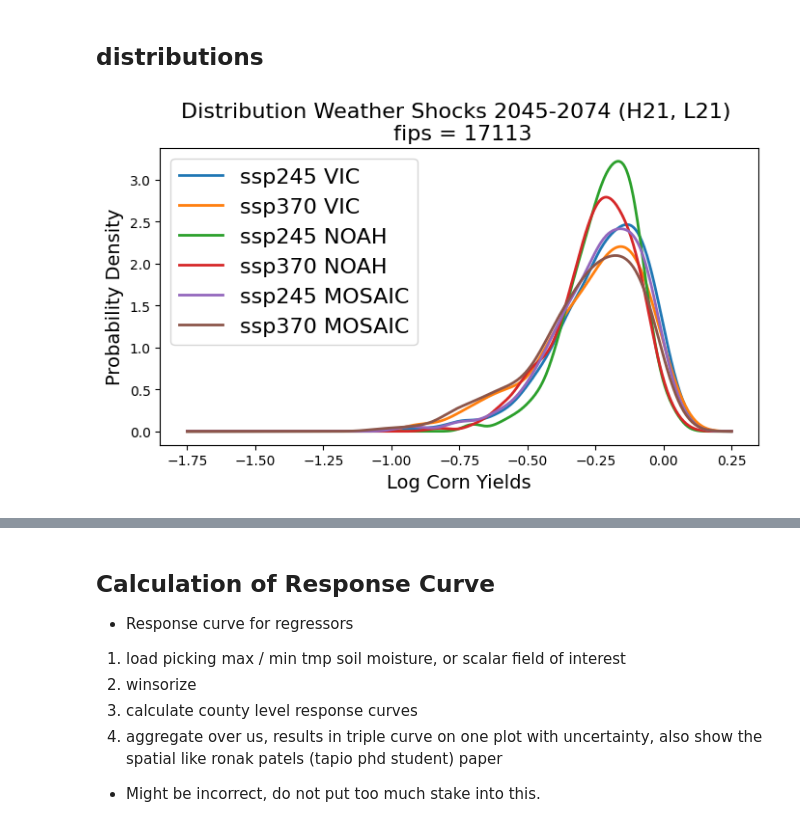
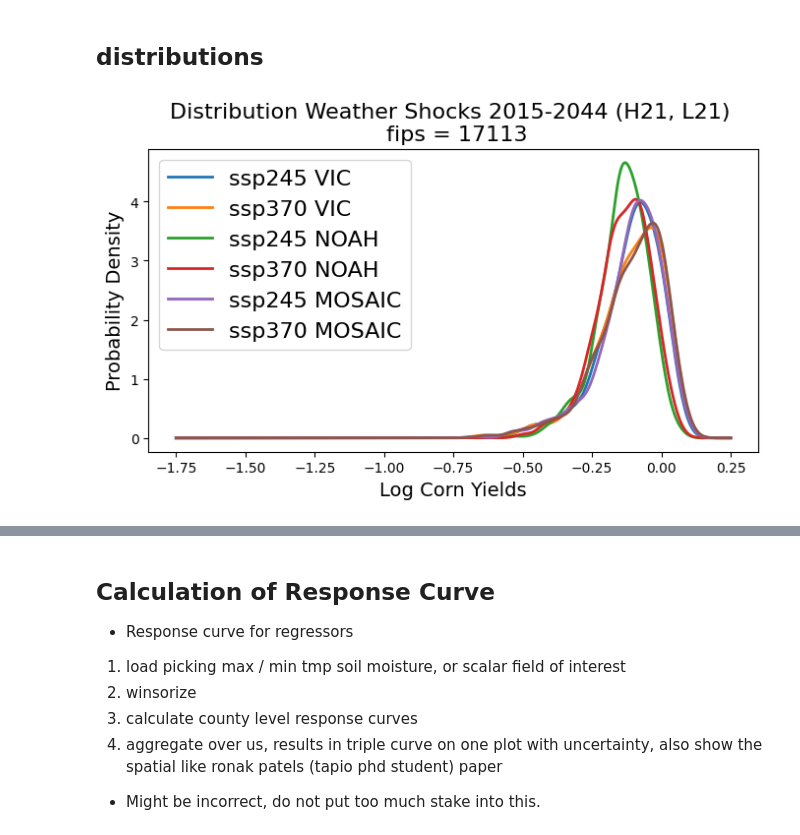
Before and after one commit to theo-avila/avila_et_al_2025_pyWBM_yield, a Jupyter notebook: 7_weather_only_shocks.ipynb, the cells around one changed output, grey strips where cells are left out. Drawn from its saved outputs; the diff is of its cells as text; code cells hidden in the pictures.

```diff
--- a/7_weather_only_shocks.ipynb
+++ b/7_weather_only_shocks.ipynb
@@ -432,41 +485,7 @@ for indx, label_i in enumerate(sm_labels):
 ## distributions
 # %%
 time_frames = ["2015-2044", "2045-2074", "2075-2100"]
-#time_frames = ["2045-2074"]
-ssps = ['ssp245', 'ssp370']
-#color_arr = ['#1f77b4', '#2ca02c', '#9467bd']
-#color_arr = ['#ff7f0e','#d62728', '#8c564b']
-color_arr = ['#1f77b4', '#ff7f0e', '#2ca02c', '#d62728', '#9467bd', '#8c564b']
-
-color_count = 0
-unique_model_names = sorted({pattern.split("/")[-1].split("_")[0] for pattern in glob.glob(f"{csv_output_file}*")})
-
-fips_code = '17113'
-plt.figure(figsize=(8,4))
-plt.title(f"Distribution Weather Shocks 2045-2074 (H21, L21) \n fips = {fips_number}", fontsize=16)
-plt.xlabel("Log Corn Yields", fontsize=14)
-plt.ylabel("Probability Density", fontsize=14)
-
-for indx, label_i in enumerate(sm_labels):
-
-    for ssp_i in ssps:
-        time_series_list_for_maxnmin = []
-        for model_name_i in unique_model_names:
-            corresponding_year_for_model_i_time_series = []
-            model_name_i_time_series = []
-            all_pattern_245 = sorted(glob.glob(f"{csv_output_file}{model_name_i}_r1i1p1f1_{ssp_i}_{label_i}_kge_{time_frames[1]}_ddaysm.csv"))
-            for file_pattern_i in all_pattern_245:
-                df_predictions_future, pattern_name = futureYield(file_pattern_i, results_h21_arr[indx], fixed_effects_no_time_unique_arr[indx])
-                weather_fit, weather_shock = weatherShocks(pattern_name, df_predictions_future, df_set_index_i, label_i, hist_mean_exist=True)
-                #plt.plot(weather_shock)
-                time_series_list_for_maxnmin.append(weather_shock)
-
-        time_series_list_for_maxnmin = np.concatenate(time_series_list_for_maxnmin).astype(float)
-        xs = np.linspace(-1.75, 0.25, 400)
-        kde = gaussian_kde(time_series_list_for_maxnmin)
-        plt.plot(xs, kde(xs), color=color_arr[color_count], label=f'{ssp_i} {label_i}', lw=2)
-        color_count += 1
-
-    plt.legend(fontsize=16)
-# %% [output]
-[figure, removed]
+# %%
+plot_kernel(time_frames[:1])
+# %% [output]
+[figure, added]
```
Also changed, not shown: parts of 5 cells of this notebook.
